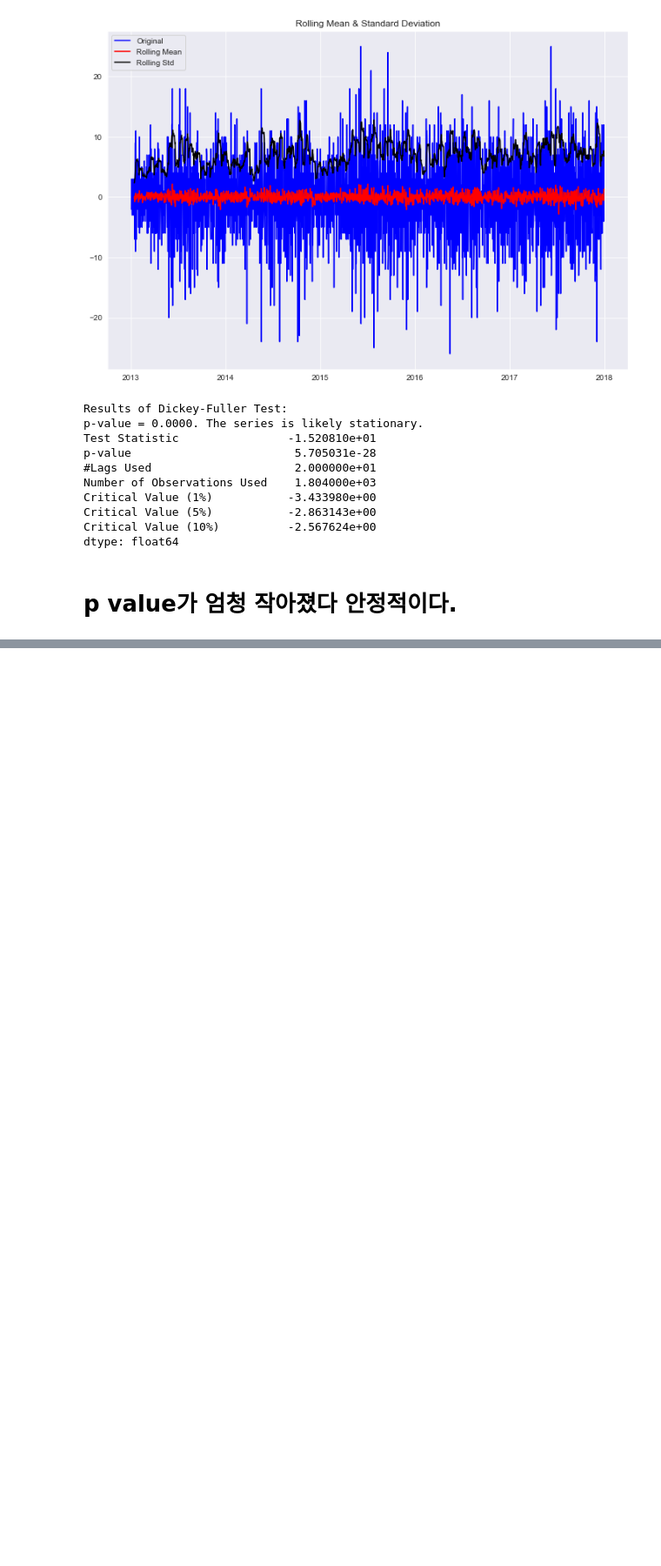
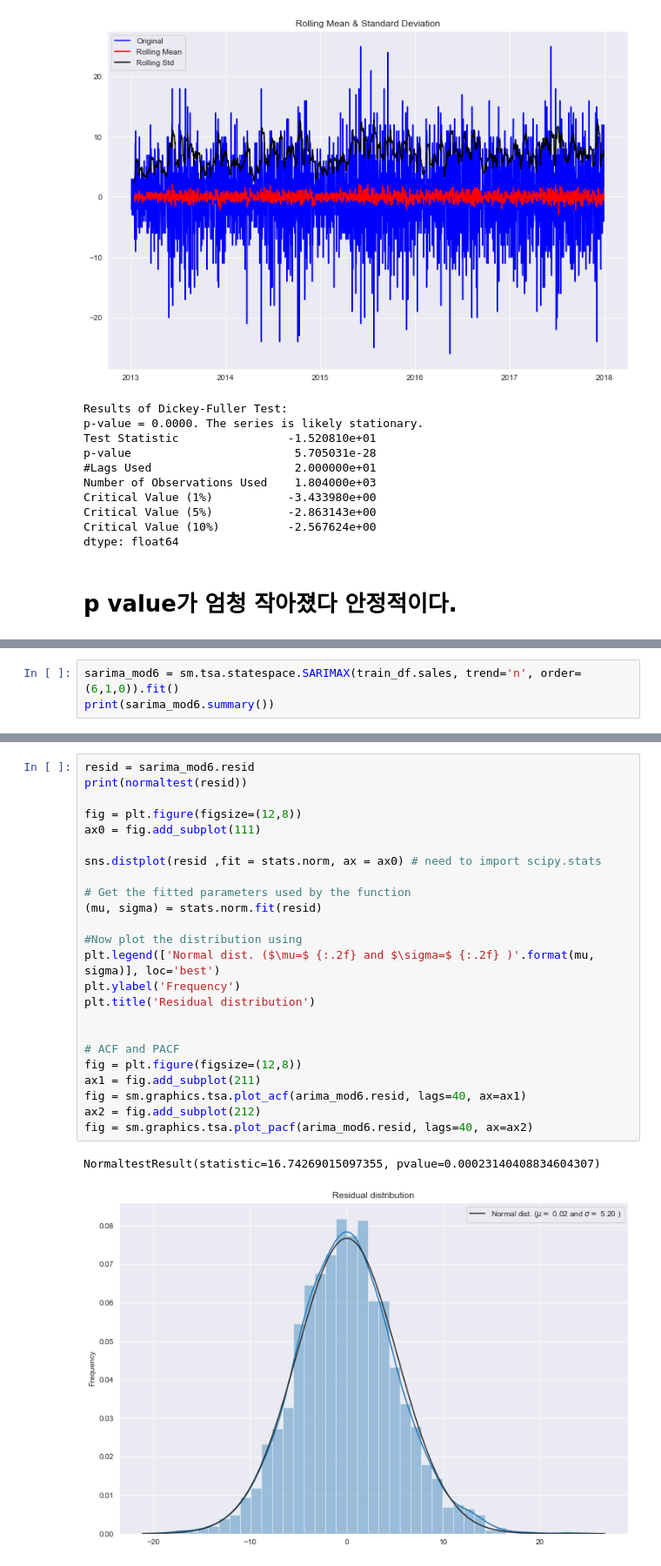
Before and after one commit to choiinsung276/kaggleStudy, a Jupyter notebook: Store Item.ipynb, the cells around one changed output, grey strips where cells are left out. Shown: that part at 87% size. Drawn from its saved outputs; the diff is of its cells as text; blank space fills up the shorter version.

```diff
--- a/Store Item.ipynb
+++ b/Store Item.ipynb
@@ -161,0 +247,3 @@ dtype: float64
+# %%
+sarima_mod6 = sm.tsa.statespace.SARIMAX(train_df.sales, trend='n', order=(6,1,0)).fit()
+print(sarima_mod6.summary())
@@ -161,0 +268,27 @@ dtype: float64
+# %%
+resid = sarima_mod6.resid
+print(normaltest(resid))
+
+fig = plt.figure(figsize=(12,8))
+ax0 = fig.add_subplot(111)
+
+sns.distplot(resid ,fit = stats.norm, ax = ax0) # need to import scipy.stats
+
+# Get the fitted parameters used by the function
+(mu, sigma) = stats.norm.fit(resid)
+
+#Now plot the distribution using
+plt.legend(['Normal dist. ($\mu=$ {:.2f} and $\sigma=$ {:.2f} )'.format(mu, sigma)], loc='best')
+plt.ylabel('Frequency')
+plt.title('Residual distribution')
+
+
+# ACF and PACF
+fig = plt.figure(figsize=(12,8))
+ax1 = fig.add_subplot(211)
+fig = sm.graphics.tsa.plot_acf(arima_mod6.resid, lags=40, ax=ax1)
+ax2 = fig.add_subplot(212)
+fig = sm.graphics.tsa.plot_pacf(arima_mod6.resid, lags=40, ax=ax2)
+# %% [output]
+NormaltestResult(statistic=16.74269015097355, pvalue=0.00023140408834604307)
+[figure, added]
```
Also changed, not shown: parts of 17 cells of this notebook.
